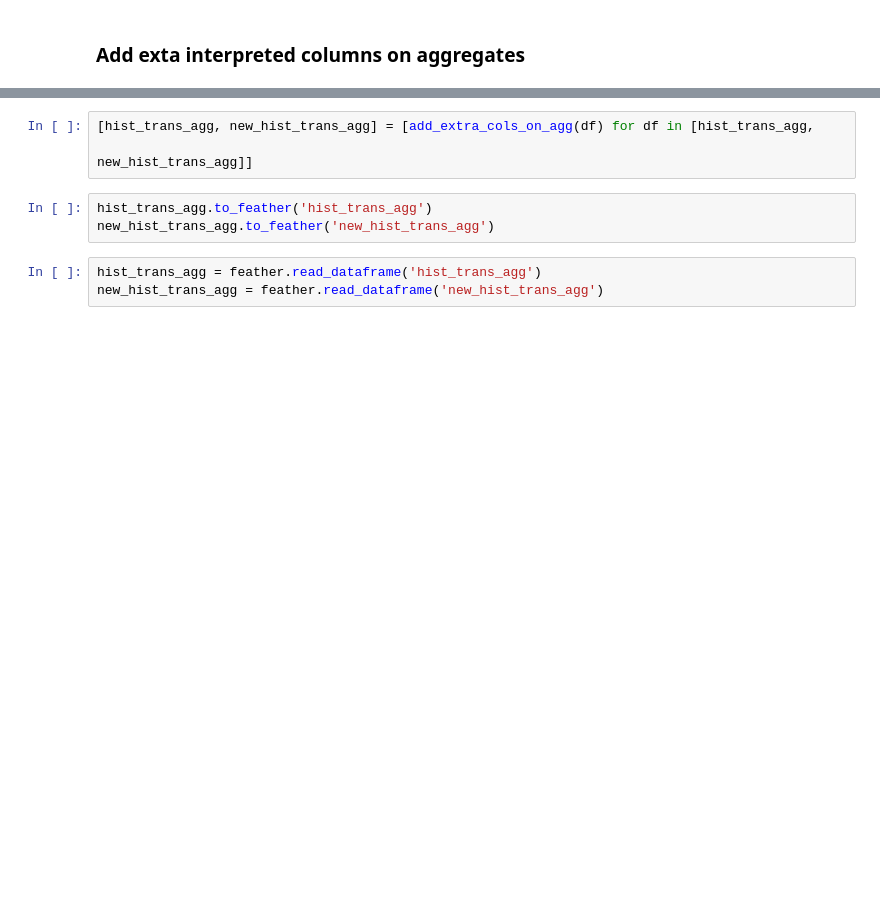
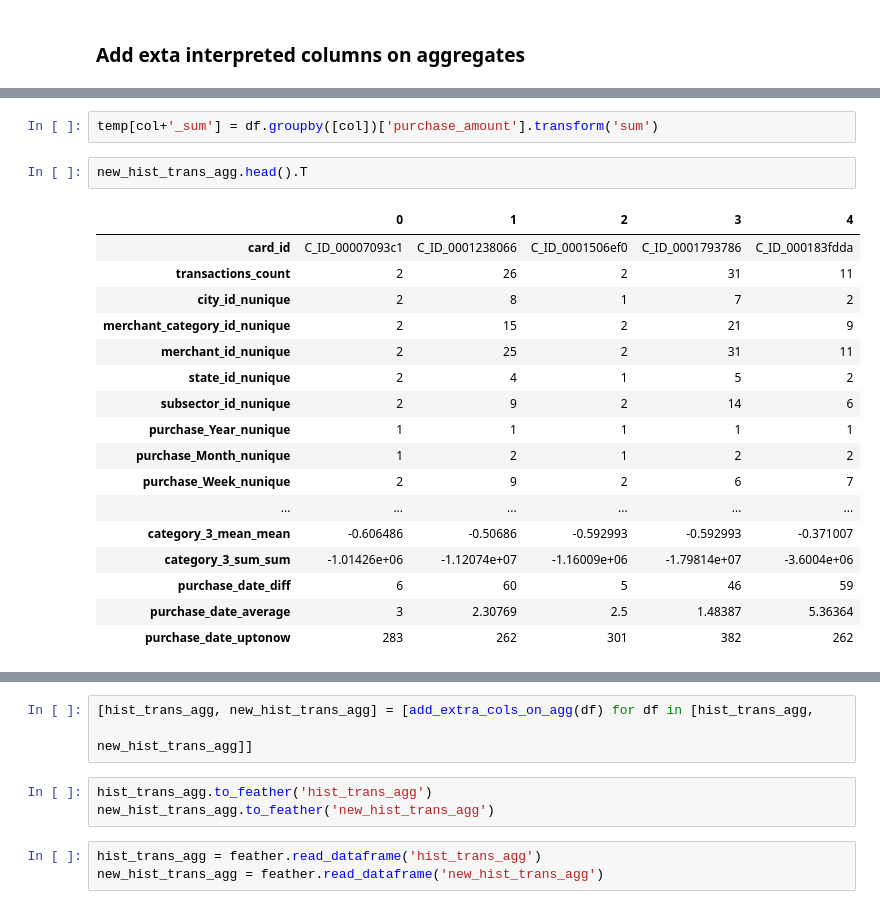
Before and after one commit to anonymouskitler/kaggle, a Jupyter notebook: Elo feature engineering.ipynb, the cells around one changed output, grey strips where cells are left out. Cells and saved outputs as stored; diff of their text form; blank space fills up the shorter version.

```diff
--- a/Elo feature engineering.ipynb
+++ b/Elo feature engineering.ipynb
@@ -220,3 +278,25 @@ Wall time: 2min 3s
+# %%
+temp[col+'_sum'] = df.groupby([col])['purchase_amount'].transform('sum')
+# %%
+new_hist_trans_agg.head().T
+# %% [output]
+|  | 0 | 1 | 2 | 3 | 4 |
+| card_id | C_ID_00007093c1 | C_ID_0001238066 | C_ID_0001506ef0 | C_ID_0001793786 | C_ID_000183fdda |
+| transactions_count | 2 | 26 | 2 | 31 | 11 |
+| city_id_nunique | 2 | 8 | 1 | 7 | 2 |
+| merchant_category_id_nunique | 2 | 15 | 2 | 21 | 9 |
+| merchant_id_nunique | 2 | 25 | 2 | 31 | 11 |
+| state_id_nunique | 2 | 4 | 1 | 5 | 2 |
+| subsector_id_nunique | 2 | 9 | 2 | 14 | 6 |
+| purchase_Year_nunique | 1 | 1 | 1 | 1 | 1 |
+| purchase_Month_nunique | 1 | 2 | 1 | 2 | 2 |
+| purchase_Week_nunique | 2 | 9 | 2 | 6 | 7 |
+| ... | ... | ... | ... | ... | ... |
+| category_3_mean_mean | -0.606486 | -0.50686 | -0.592993 | -0.592993 | -0.371007 |
+| category_3_sum_sum | -1.01426e+06 | -1.12074e+07 | -1.16009e+06 | -1.79814e+07 | -3.6004e+06 |
+| purchase_date_diff | 6 | 60 | 5 | 46 | 59 |
+| purchase_date_average | 3 | 2.30769 | 2.5 | 1.48387 | 5.36364 |
+| purchase_date_uptonow | 283 | 262 | 301 | 382 | 262 |
 # %%
 def add_extra_cols_on_agg(df):
     df['inverse_avg_transactions_per_day'] = df['purchase_date_diff']/df['card_id_size']
```
Also changed, not shown: parts of 13 cells of this notebook, 11 other files.
